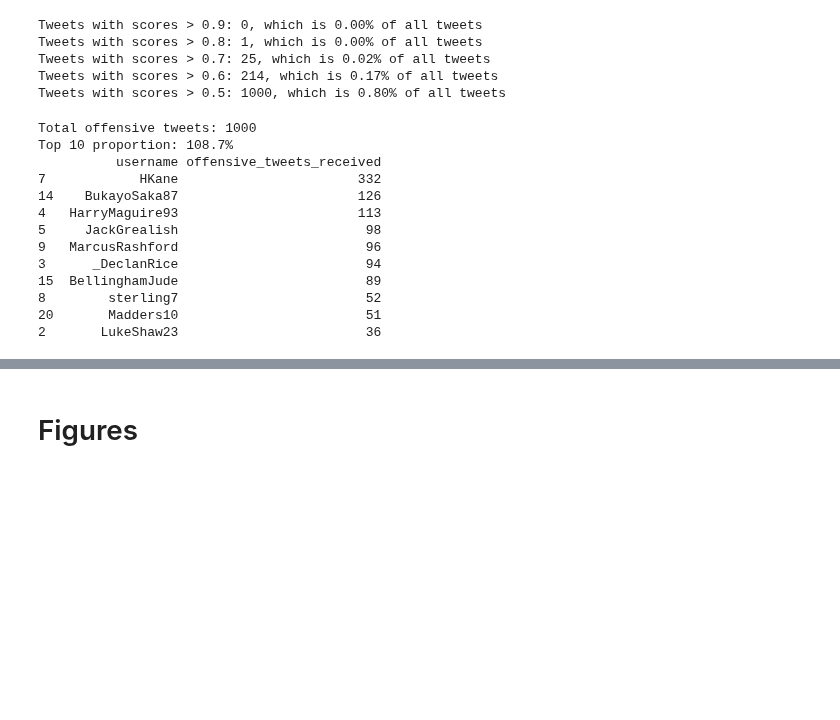
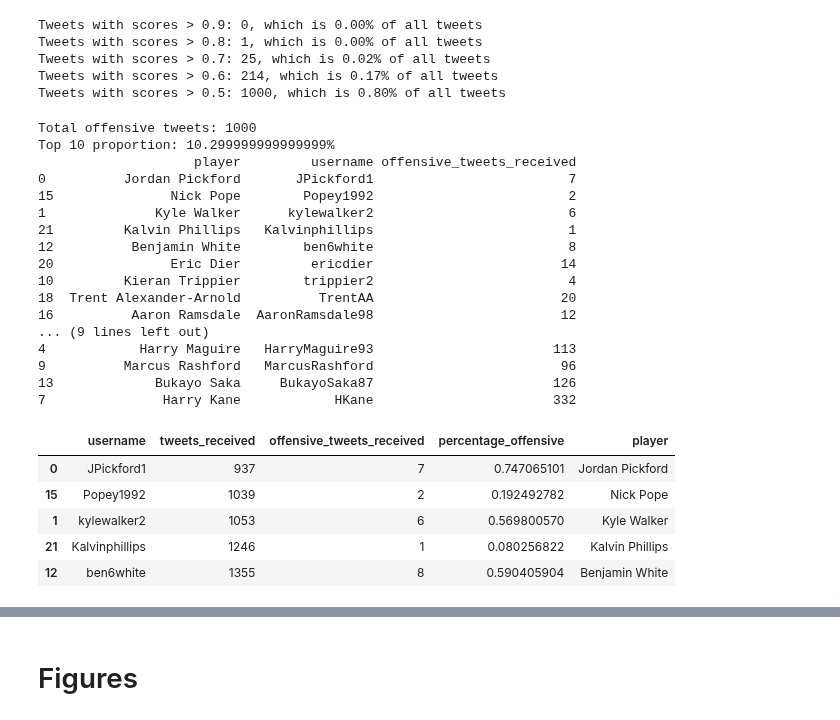
Before and after one commit to dbckz/crossing-the-line, a Jupyter notebook: notebooks/processing_full_perspective_world_cup.ipynb, the cells around one changed output, grey strips where cells are left out. Saved outputs shown, nothing was run; the diff lists cells and outputs as text; code cells hidden in the pictures; blank space fills up the shorter version.

```diff
--- a/notebooks/processing_full_perspective_world_cup.ipynb
+++ b/notebooks/processing_full_perspective_world_cup.ipynb
@@ -136,7 +138,7 @@ Number of tweets that Perspective could not process: 10334
 # Extract players
 list_of_players = ["JPickford1", "kylewalker2", "LukeShaw23", "_DeclanRice",
                    "HarryMaguire93", "JackGrealish", "JHenderson", "HKane",
-                   "sterling7", "MarcusRashford", "trippier2", "masonmount_10",
+                   "sterling7", "MarcusRashford", "trippier2",
                    "PhilFoden", "ben6white", "BukayoSaka87", "BellinghamJude",
                    "Popey1992", "AaronRamsdale98", "CallumWilson", "TrentAA",
                    "Madders10", "ericdier", "Kalvinphillips"]
@@ -180,7 +182,6 @@ joined_df = joined_df[
     (joined_df["MarcusRashford"]) |
     (joined_df["trippier2"]) |
     (joined_df["Kalvinphillips"]) |
-    (joined_df["masonmount_10"]) |
     (joined_df["PhilFoden"]) |
     (joined_df["ben6white"]) |
     (joined_df["Popey1992"]) |
@@ -281,29 +282,60 @@ for player in list_of_players:
     percentage = 100 * (off_tweets / tweets)
     player_offensive_tweet_map.loc[i] = player, tweets, off_tweets, percentage
     i += 1
+# %%
+name_map = {
+    "JPickford1": "Jordan Pickford",
+    "Popey1992": "Nick Pope",
+    "kylewalker2": "Kyle Walker",
+    "Kalvinphillips": "Kalvin Phillips",
+    "ben6white": "Benjamin White",
+    "ericdier": "Eric Dier",
+    "trippier2": "Kieran Trippier",
+    "TrentAA": "Trent Alexander-Arnold",
+    "AaronRamsdale98": "Aaron Ramsdale",
+    "JHenderson": "Jordan Henderson",
+    "PhilFoden": "Phil Foden",
+    "CallumWilson": "Callum Wilson",
+    "sterling7": "Raheem Sterling",
+    "LukeShaw23": "Luke Shaw",
+    "_DeclanRice": "Declan Rice",
+    "Madders10": "James Maddison",
+    "BellinghamJude": "Jude Bellingham",
+    "JackGrealish": "Jack Grealish",
+    "HarryMaguire93": "Harry Maguire",
+    "MarcusRashford": "Marcus Rashford",
+    "BukayoSaka87": "Bukayo Saka",
+    "HKane": "Harry Kane"
+}
+
+player_offensive_tweet_map["player"] = player_offensive_tweet_map["username"].map(name_map)
 # %%
-player_offensive_tweet_map.sort_values('offensive_tweets_received', axis=0, ascending=False, inplace=True)
+player_offensive_tweet_map.sort_values('tweets_received', axis=0, ascending=True, inplace=True)
 offensive_tweets_all = joined_df['persp_over_threshold'].sum()
 offensive_tweets_top_10 = player_offensive_tweet_map['offensive_tweets_received'].head(10).sum()
 top_10_proportion = offensive_tweets_top_10 / offensive_tweets_all
 print(f"Total offensive tweets: {offensive_tweets_all}")
 print(f"Top 10 proportion: {top_10_proportion * 100}%")
 
-print(player_offensive_tweet_map[['username', 'offensive_tweets_received']].head(10))
+print(player_offensive_tweet_map[['player','username', 'offensive_tweets_received']])
 # %% [output]
 Total offensive tweets: 1000
-Top 10 proportion: 108.7%
-          username offensive_tweets_received
-7            HKane                       332
-14    BukayoSaka87                       126
-4   HarryMaguire93                       113
-5     JackGrealish                        98
-9   MarcusRashford                        96
-3      _DeclanRice                        94
-15  BellinghamJude                        89
-8        sterling7                        52
-20       Madders10                        51
-2       LukeShaw23                        36
+Top 10 proportion: 10.299999999999999%
+                    player         username offensive_tweets_received
+0          Jordan Pickford       JPickford1                         7
+15               Nick Pope        Popey1992                         2
+1              Kyle Walker      kylewalker2                         6
+21         Kalvin Phillips   Kalvinphillips                         1
+12          Benjamin White        ben6white                         8
+20               Eric Dier         ericdier                        14
+10         Kieran Trippier        trippier2                         4
+18  Trent Alexander-Arnold          TrentAA                        20
+16          Aaron Ramsdale  AaronRamsdale98                        12
+... (9 lines left out)
+4            Harry Maguire   HarryMaguire93                       113
+9          Marcus Rashford   MarcusRashford                        96
+13             Bukayo Saka     BukayoSaka87                       126
+7               Harry Kane            HKane                       332
 # %%
 # Saving a file for manual review, taken at threshold 90 - one-off ad-hoc task
 # joined_df[['tweet_id', 'tweet_text']][joined_df['persp_over_threshold'] == True].to_csv("/content/drive/MyDrive/University/Dissertation/evaluation/tweets_persp.csv", index=False)
@@ -313,3 +345,12 @@ Top 10 proportion: 108.7%
 # Write to file in prep for regression
 tweets_regression_file = root_path + "/regression_tweets.csv"
 joined_df.to_csv(tweets_regression_file, index=False)
+# %%
+player_offensive_tweet_map.head()
+# %% [output]
+|  | username | tweets_received | offensive_tweets_received | percentage_offensive | player |
+| 0 | JPickford1 | 937 | 7 | 0.747065101 | Jordan Pickford |
+| 15 | Popey1992 | 1039 | 2 | 0.192492782 | Nick Pope |
+| 1 | kylewalker2 | 1053 | 6 | 0.569800570 | Kyle Walker |
+| 21 | Kalvinphillips | 1246 | 1 | 0.080256822 | Kalvin Phillips |
+| 12 | ben6white | 1355 | 8 | 0.590405904 | Benjamin White |
```
Also changed, not shown: parts of 4 cells of this notebook.
